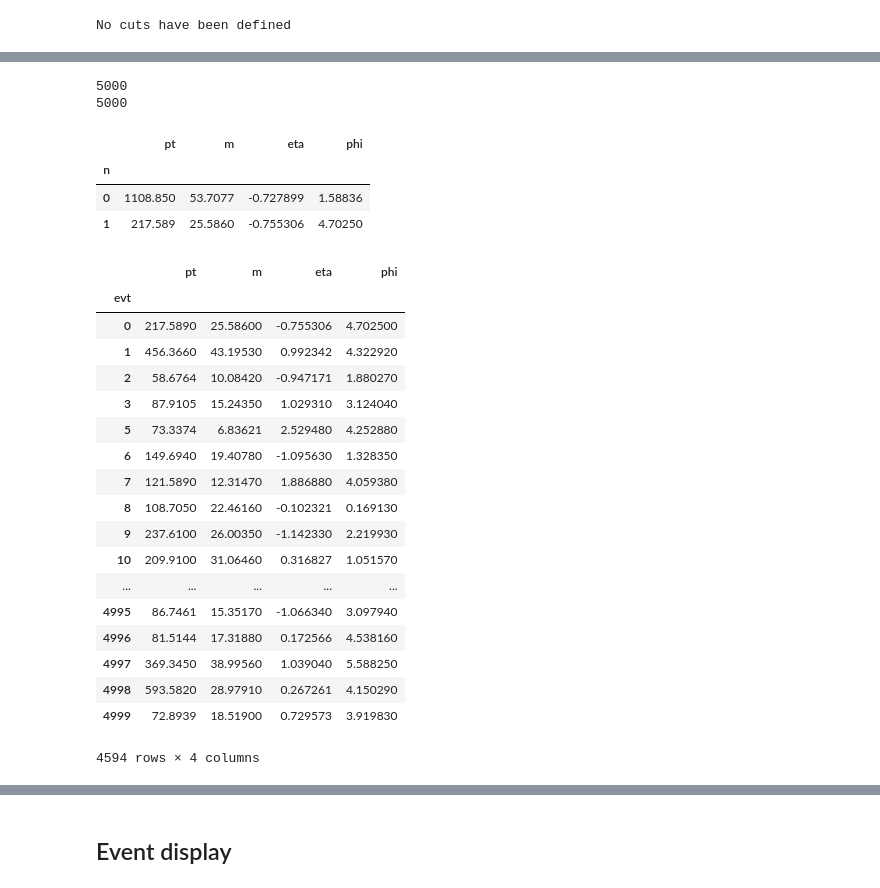
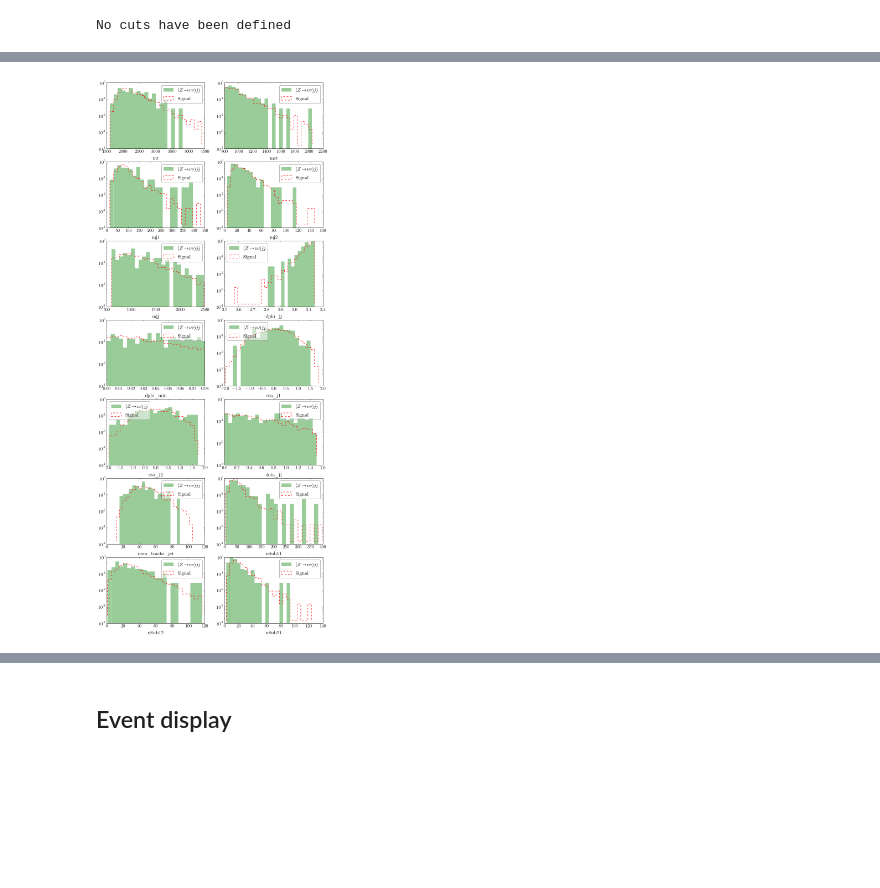
Before and after one commit to smsharma/DarkShowers, a Jupyter notebook: analysis/analysis.ipynb, the cells around one changed output, grey strips where cells are left out. Drawn from its saved outputs; the diff is of its cells as text; code cells hidden in the pictures; blank space fills up the shorter version.

```diff
--- a/analysis/analysis.ipynb
+++ b/analysis/analysis.ipynb
@@ -56,2 +86,6 @@ print len(sig.data)
+# %%
+plts.hist_all(sig,[bkg_zjj],[r"$(Z\rightarrow\nu\nu)jj$"])
+# %% [output]
+[figure, added]
 # %%
 ct = Cuts()
@@ -61,35 +95,0 @@ sig.select(ct)
-# %%
-print len(sig.data_)
-print len(sig.data)
-# %% [output]
-5000
-5000
-# %%
-sig.obj.xs((0,'jet'),level=('evt','type'))
-# %% [output]
-|  | pt | m | eta | phi |
-| n |  |  |  |  |
-| 0 | 1108.850 | 53.7077 | -0.727899 | 1.58836 |
-| 1 | 217.589 | 25.5860 | -0.755306 | 4.70250 |
-# %%
-sig.get_obj('jet',1)
-# %% [output]
-|  | pt | m | eta | phi |
-| evt |  |  |  |  |
-| 0 | 217.5890 | 25.58600 | -0.755306 | 4.702500 |
-| 1 | 456.3660 | 43.19530 | 0.992342 | 4.322920 |
-| 2 | 58.6764 | 10.08420 | -0.947171 | 1.880270 |
-| 3 | 87.9105 | 15.24350 | 1.029310 | 3.124040 |
-| 5 | 73.3374 | 6.83621 | 2.529480 | 4.252880 |
-| 6 | 149.6940 | 19.40780 | -1.095630 | 1.328350 |
-| 7 | 121.5890 | 12.31470 | 1.886880 | 4.059380 |
-| 8 | 108.7050 | 22.46160 | -0.102321 | 0.169130 |
-| 9 | 237.6100 | 26.00350 | -1.142330 | 2.219930 |
-| 10 | 209.9100 | 31.06460 | 0.316827 | 1.051570 |
-| ... | ... | ... | ... | ... |
-| 4995 | 86.7461 | 15.35170 | -1.066340 | 3.097940 |
-| 4996 | 81.5144 | 17.31880 | 0.172566 | 4.538160 |
-| 4997 | 369.3450 | 38.99560 | 1.039040 | 5.588250 |
-| 4998 | 593.5820 | 28.97910 | 0.267261 | 4.150290 |
-| 4999 | 72.8939 | 18.51900 | 0.729573 | 3.919830 |
-4594 rows × 4 columns
```
Also changed, not shown: parts of 25 cells of this notebook, 2 other files.
